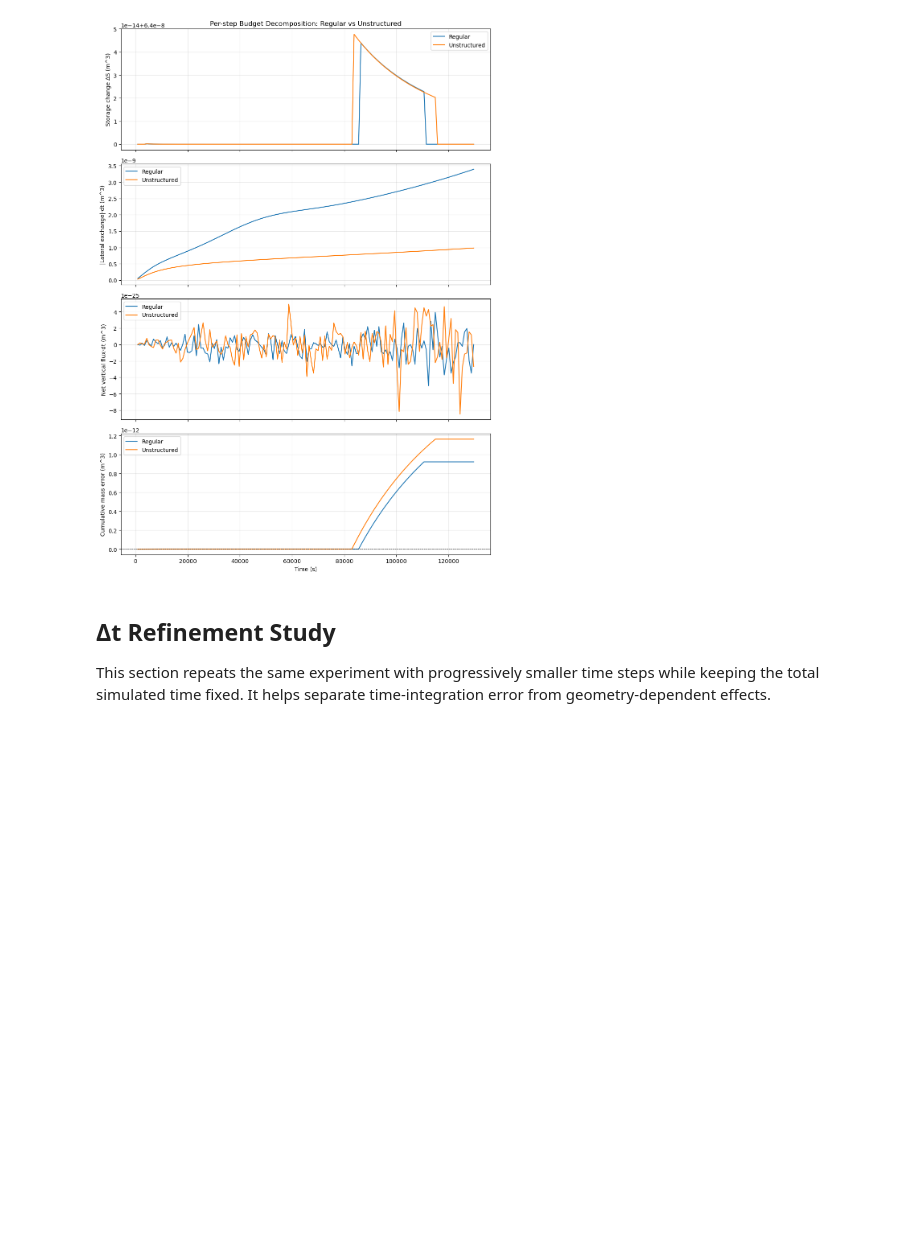
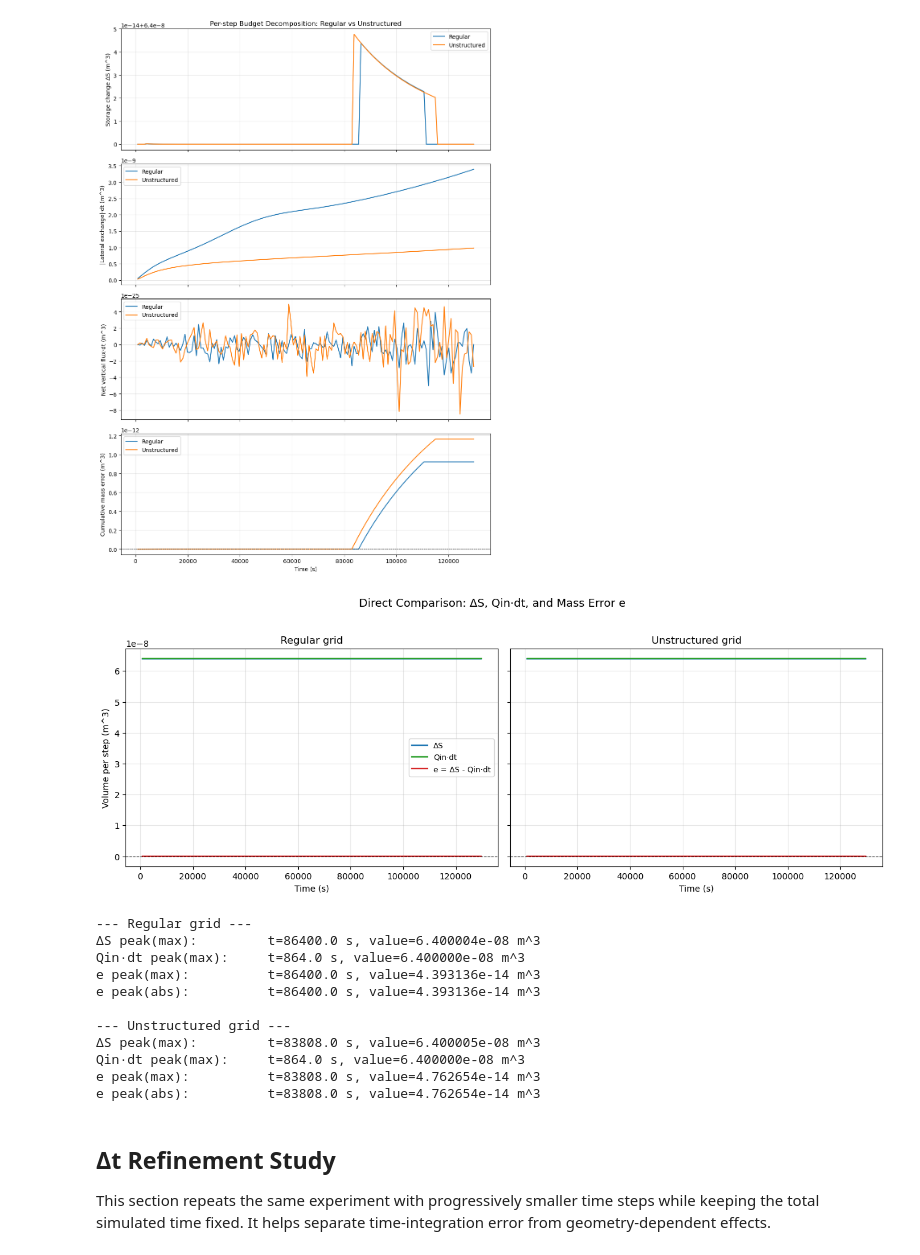
Before and after one commit to danielguyumus/MultiScaleRichardsSolver, a Jupyter notebook: Comparison_Regular_vs_Unstructured.ipynb, the cells around one changed output. Drawn from its saved outputs; the diff is of its cells as text; code cells hidden in the pictures; blank space fills up the shorter version.

```diff
--- a/Comparison_Regular_vs_Unstructured.ipynb
+++ b/Comparison_Regular_vs_Unstructured.ipynb
@@ -33,4 +33,8 @@ shared_domain = {
     'dx': 0.04,
 }
 
-shared_soil
+# Enforce identical nonlinear controls for both solvers.
+shared_nonlinear = {
+    'max_iter': 100,
+    'tol': 1e-6,
+}
@@ -123,6 +100,8 @@ reg_grid_solver = RichardsSolver(
     A_ij=areas_reg,
     W_ij=widths_reg,
     L_ij=lengths_reg,
+    max_iter=shared_nonlinear['max_iter'],
+    tol=shared_nonlinear['tol']
 )
 
 print(f'Regular grid prisms: {n_prisms_reg}')
@@ -186,6 +165,8 @@ uns_grid_solver = RichardsSolver(
     A_ij=areas_uns,
     W_ij=widths_uns,
     L_ij=lengths_uns,
+    max_iter=shared_nonlinear['max_iter'],
+    tol=shared_nonlinear['tol']
 )
 
 print(f'Unstructured grid prisms: {n_prisms_uns}')
@@ -551,6 +532,70 @@ plt.tight_layout()
 plt.show()
 # %% [output]
 [figure]
+# %%
+fig, axes = plt.subplots(1, 2, figsize=(13, 4.8), sharey=True)
+
+series_map = [
+    ('dS', 'ΔS', 'tab:blue'),
+    ('q_rain_vol', 'Qin·dt', 'tab:green'),
+    ('mass_error', 'e = ΔS - Qin·dt', 'tab:red'),
+]
+
+def peak_info(times, values):
+    idx_max = int(np.argmax(values))
+    idx_abs = int(np.argmax(np.abs(values)))
+    return {
+        't_max': times[idx_max],
+        'v_max': values[idx_max],
+        't_abs': times[idx_abs],
+        'v_abs': values[idx_abs],
+    }
+
+for ax, (name, data, color_title) in zip(
+    axes,
+    [('Regular', bd_r, 'tab:blue'), ('Unstructured', bd_u, 'tab:orange')],
+):
+    times = data['times']
+    for key, label, color in series_map:
+        ax.plot(times, data[key], label=label, color=color, linewidth=1.7)
+
+    ax.axhline(0.0, color='black', linestyle='--', linewidth=0.8)
+    ax.set_title(f'{name} grid')
+    ax.set_xlabel('Time (s)')
+    #ax.set_yscale('log')
+    ax.grid(True, alpha=0.3)
+
+axes[0].set_ylabel('Volume per step (m^3)')
+axes[0].legend(loc='best', fontsize=9)
+fig.suptitle('Direct Comparison: ΔS, Qin·dt, and Mass Error e', y=1.03, fontsize=13)
+plt.tight_layout()
+plt.show()
+
+for name, data in [('Regular', bd_r), ('Unstructured', bd_u)]:
+    times = data['times']
+    dS_peak = peak_info(times, data['dS'])
+    q_peak = peak_info(times, data['q_rain_vol'])
+    e_peak = peak_info(times, data['mass_error'])
+
+    print(f'--- {name} grid ---')
+    print(f"ΔS peak(max):         t={dS_peak['t_max']:.1f} s, value={dS_peak['v_max']:.6e} m^3")
+    print(f"Qin·dt peak(max):     t={q_peak['t_max']:.1f} s, value={q_peak['v_max']:.6e} m^3")
+    print(f"e peak(max):          t={e_peak['t_max']:.1f} s, value={e_peak['v_max']:.6e} m^3")
+    print(f"e peak(abs):          t={e_peak['t_abs']:.1f} s, value={e_peak['v_abs']:.6e} m^3")
+    print('')
+# %% [output]
+[figure, added]
+--- Regular grid ---
+ΔS peak(max):         t=86400.0 s, value=6.400004e-08 m^3
+Qin·dt peak(max):     t=864.0 s, value=6.400000e-08 m^3
+e peak(max):          t=86400.0 s, value=4.393136e-14 m^3
+e peak(abs):          t=86400.0 s, value=4.393136e-14 m^3
+
+--- Unstructured grid ---
+ΔS peak(max):         t=83808.0 s, value=6.400005e-08 m^3
+Qin·dt peak(max):     t=864.0 s, value=6.400000e-08 m^3
+e peak(max):          t=83808.0 s, value=4.762654e-14 m^3
+e peak(abs):          t=83808.0 s, value=4.762654e-14 m^3
 # %% [markdown]
 ## Δt Refinement Study
 
```
Also changed, not shown: parts of 2 cells of this notebook, 3 other files.
